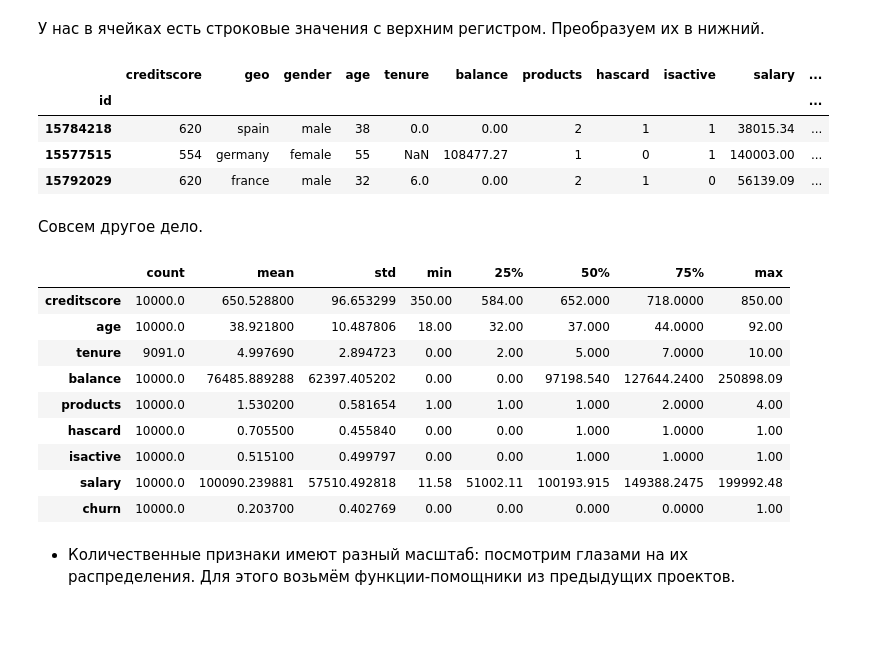
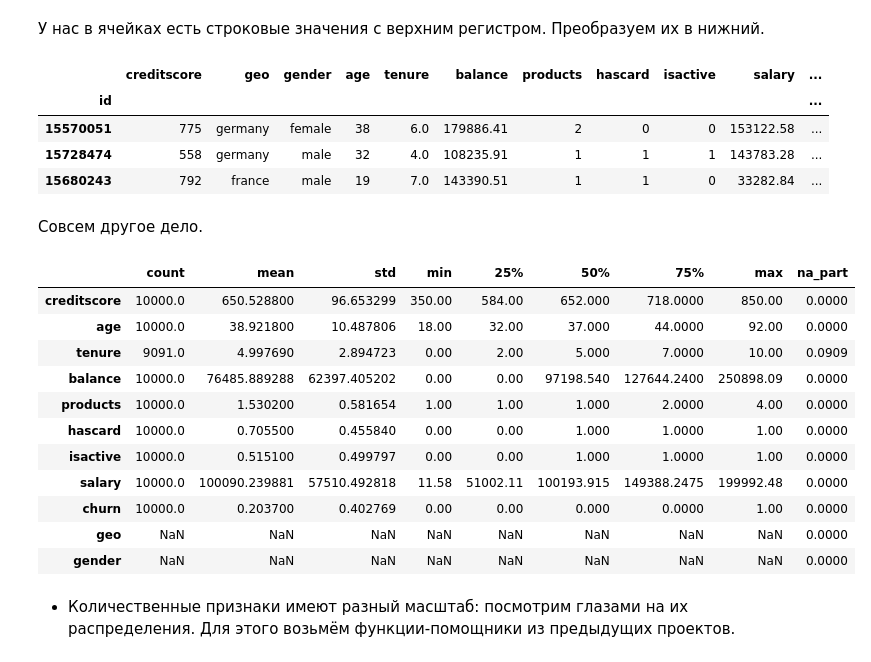
Before and after one commit to IvanRychkov/praktikum_projects, a Jupyter notebook: Отток клиентов из банка/churn_pf.ipynb, the cells around one changed output. Saved outputs shown, nothing was run; the diff lists cells and outputs as text; code cells hidden in the pictures; blank space fills up the shorter version.

```diff
--- a/Отток клиентов из банка/churn_pf.ipynb
+++ b/Отток клиентов из банка/churn_pf.ipynb
@@ -34,7 +33,7 @@ warnings.filterwarnings('ignore')
 # %% [markdown]
 ## 1. Откроем и изучим файл с данными <a id="first-look"></a>
 # %%
-file_path = 'datasets/Churn.csv'
+file_path = '../../../Churn/datasets/Churn.csv'
 data = pd.read_csv(file_path)
 # %%
 data.shape
@@ -145,8 +144,8 @@ data.sample(3)
 # %% [output]
 |  | creditscore | geo | gender | age | tenure | balance | products | hascard | isactive | salary | ... |
 | id |  |  |  |  |  |  |  |  |  |  | ... |
-| 15784218 | 620 | spain | male | 38 | 0.0 | 0.00 | 2 | 1 | 1 | 38015.34 | ... |
-| 15577515 | 554 | germany | female | 55 | NaN | 108477.27 | 1 | 0 | 1 | 140003.00 | ... |
-| 15792029 | 620 | france | male | 32 | 6.0 | 0.00 | 2 | 1 | 0 | 56139.09 | ... |
+| 15570051 | 775 | germany | female | 38 | 6.0 | 179886.41 | 2 | 0 | 0 | 153122.58 | ... |
+| 15728474 | 558 | germany | male | 32 | 4.0 | 108235.91 | 1 | 1 | 1 | 143783.28 | ... |
+| 15680243 | 792 | france | male | 19 | 7.0 | 143390.51 | 1 | 1 | 0 | 33282.84 | ... |
 # %% [markdown]
 Совсем другое дело.
@@ -153,16 +154,18 @@ data.sample(3)
 # %%
-desc(data)
+describe(data)
 # %% [output]
-|  | count | mean | std | min | 25% | 50% | 75% | max |
-| creditscore | 10000.0 | 650.528800 | 96.653299 | 350.00 | 584.00 | 652.000 | 718.0000 | 850.00 |
-| age | 10000.0 | 38.921800 | 10.487806 | 18.00 | 32.00 | 37.000 | 44.0000 | 92.00 |
-| tenure | 9091.0 | 4.997690 | 2.894723 | 0.00 | 2.00 | 5.000 | 7.0000 | 10.00 |
-| balance | 10000.0 | 76485.889288 | 62397.405202 | 0.00 | 0.00 | 97198.540 | 127644.2400 | 250898.09 |
-| products | 10000.0 | 1.530200 | 0.581654 | 1.00 | 1.00 | 1.000 | 2.0000 | 4.00 |
-| hascard | 10000.0 | 0.705500 | 0.455840 | 0.00 | 0.00 | 1.000 | 1.0000 | 1.00 |
-| isactive | 10000.0 | 0.515100 | 0.499797 | 0.00 | 0.00 | 1.000 | 1.0000 | 1.00 |
-| salary | 10000.0 | 100090.239881 | 57510.492818 | 11.58 | 51002.11 | 100193.915 | 149388.2475 | 199992.48 |
-| churn | 10000.0 | 0.203700 | 0.402769 | 0.00 | 0.00 | 0.000 | 0.0000 | 1.00 |
+|  | count | mean | std | min | 25% | 50% | 75% | max | na_part |
+| creditscore | 10000.0 | 650.528800 | 96.653299 | 350.00 | 584.00 | 652.000 | 718.0000 | 850.00 | 0.0000 |
+| age | 10000.0 | 38.921800 | 10.487806 | 18.00 | 32.00 | 37.000 | 44.0000 | 92.00 | 0.0000 |
+| tenure | 9091.0 | 4.997690 | 2.894723 | 0.00 | 2.00 | 5.000 | 7.0000 | 10.00 | 0.0909 |
+| balance | 10000.0 | 76485.889288 | 62397.405202 | 0.00 | 0.00 | 97198.540 | 127644.2400 | 250898.09 | 0.0000 |
+| products | 10000.0 | 1.530200 | 0.581654 | 1.00 | 1.00 | 1.000 | 2.0000 | 4.00 | 0.0000 |
+| hascard | 10000.0 | 0.705500 | 0.455840 | 0.00 | 0.00 | 1.000 | 1.0000 | 1.00 | 0.0000 |
+| isactive | 10000.0 | 0.515100 | 0.499797 | 0.00 | 0.00 | 1.000 | 1.0000 | 1.00 | 0.0000 |
+| salary | 10000.0 | 100090.239881 | 57510.492818 | 11.58 | 51002.11 | 100193.915 | 149388.2475 | 199992.48 | 0.0000 |
+| churn | 10000.0 | 0.203700 | 0.402769 | 0.00 | 0.00 | 0.000 | 0.0000 | 1.00 | 0.0000 |
+| geo | NaN | NaN | NaN | NaN | NaN | NaN | NaN | NaN | 0.0000 |
+| gender | NaN | NaN | NaN | NaN | NaN | NaN | NaN | NaN | 0.0000 |
 # %% [markdown]
 - Количественные признаки имеют разный масштаб: посмотрим глазами на их распределения. Для этого возьмём функции-помощники из предыдущих проектов.
 # %% [markdown]
```
Also changed, not shown: parts of 23 cells of this notebook.
